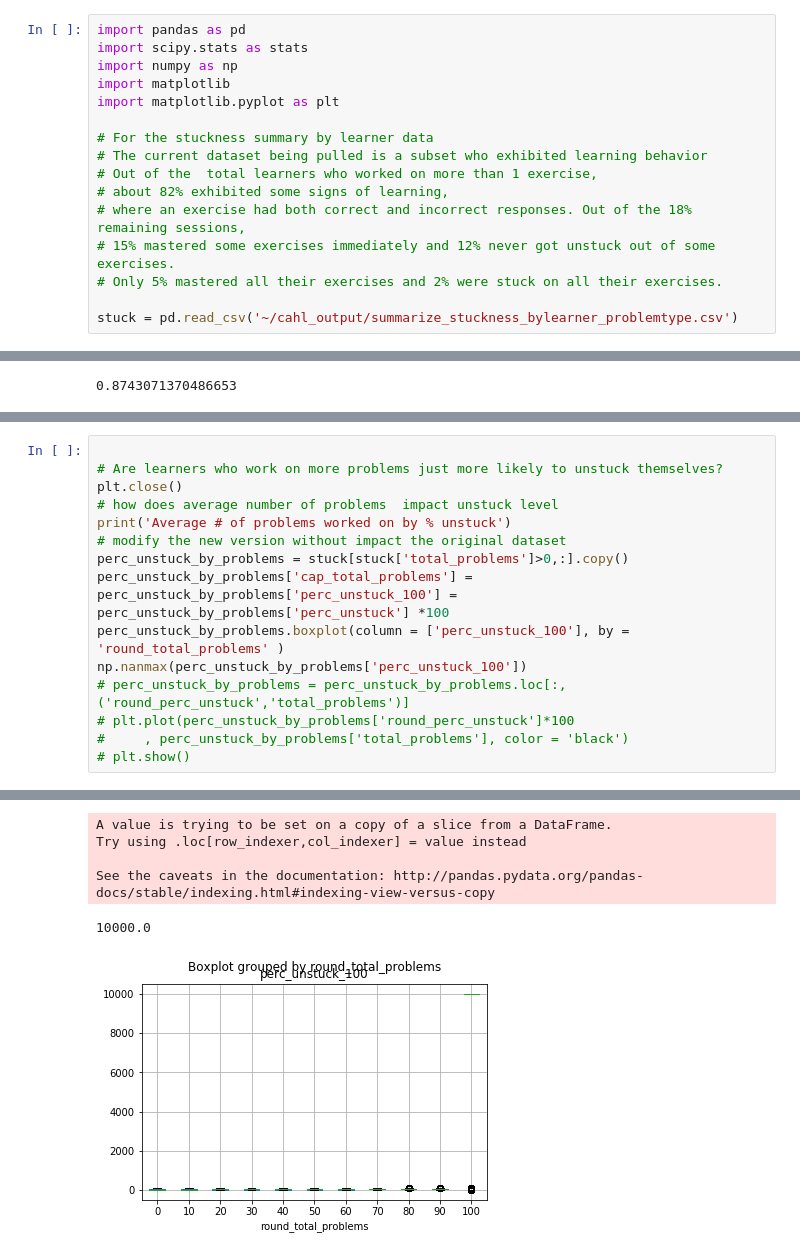
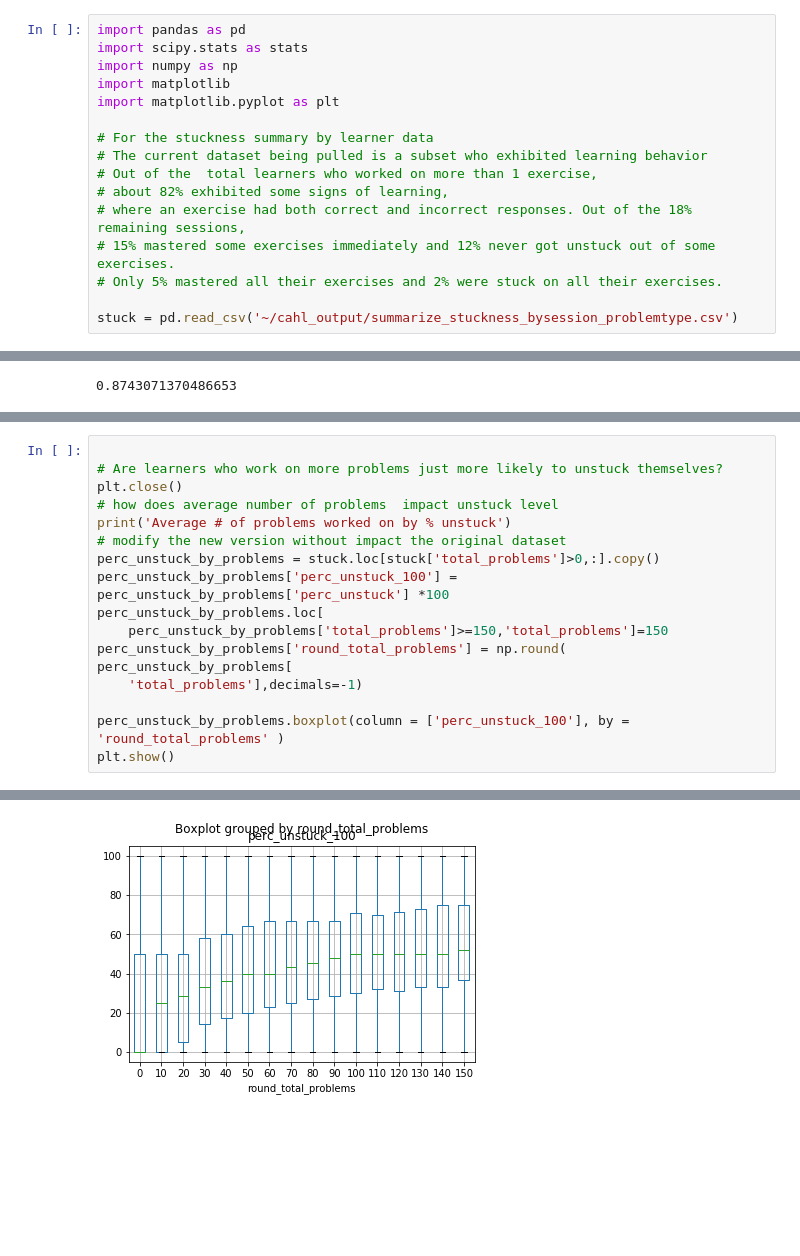
Before and after one commit to catli/cahl-remediation-research, a Jupyter notebook: Aggregate stuckness summary data .ipynb, the cells around one changed output, grey strips where cells are left out. Saved outputs shown, nothing was run; the diff lists cells and outputs as text; blank space fills up the shorter version.

Commit message:
update stuckness

```diff
--- a/Aggregate stuckness summary data .ipynb
+++ b/Aggregate stuckness summary data .ipynb
@@ -13,4 +13,4 @@ import matplotlib.pyplot as plt
 # 15% mastered some exercises immediately and 12% never got unstuck out of some exercises.
 # Only 5% mastered all their exercises and 2% were stuck on all their exercises.
 
-stuck = pd.read_csv('~/cahl_output/summarize_stuckness_bylearner_problemtype.csv')
+stuck = pd.read_csv('~/cahl_output/summarize_stuckness_bysession_problemtype.csv')
@@ -315,13 +327,13 @@ plt.close()
 # how does average number of problems  impact unstuck level
 print('Average # of problems worked on by % unstuck')
 # modify the new version without impact the original dataset
-perc_unstuck_by_problems = stuck[stuck['total_problems']>0,:].copy()
-perc_unstuck_by_problems['cap_total_problems'] =
+perc_unstuck_by_problems = stuck.loc[stuck['total_problems']>0,:].copy()
 perc_unstuck_by_problems['perc_unstuck_100'] = perc_unstuck_by_problems['perc_unstuck'] *100
+perc_unstuck_by_problems.loc[
+    perc_unstuck_by_problems['total_problems']>=150,'total_problems']=150
+perc_unstuck_by_problems['round_total_problems'] = np.round( perc_unstuck_by_problems[
+    'total_problems'],decimals=-1)
+
 perc_unstuck_by_problems.boxplot(column = ['perc_unstuck_100'], by = 'round_total_problems' )
-np.nanmax(perc_unstuck_by_problems['perc_unstuck_100'])
-# perc_unstuck_by_problems = perc_unstuck_by_problems.loc[:,('round_perc_unstuck','total_problems')]
-# plt.plot(perc_unstuck_by_problems['round_perc_unstuck']*100
-#     , perc_unstuck_by_problems['total_problems'], color = 'black')
-# plt.show()
+plt.show()
 # %% [output]
@@ -345,6 +341 @@ np.nanmax(perc_unstuck_by_problems['perc_unstuck_100'])
-A value is trying to be set on a copy of a slice from a DataFrame.
-Try using .loc[row_indexer,col_indexer] = value instead
-
-See the caveats in the documentation: http://pandas.pydata.org/pandas-docs/stable/indexing.html#indexing-view-versus-copy
-10000.0
-[figure, old version]
+[figure, new version]
```
Also changed, not shown: parts of 10 cells of this notebook, 2 other files.
